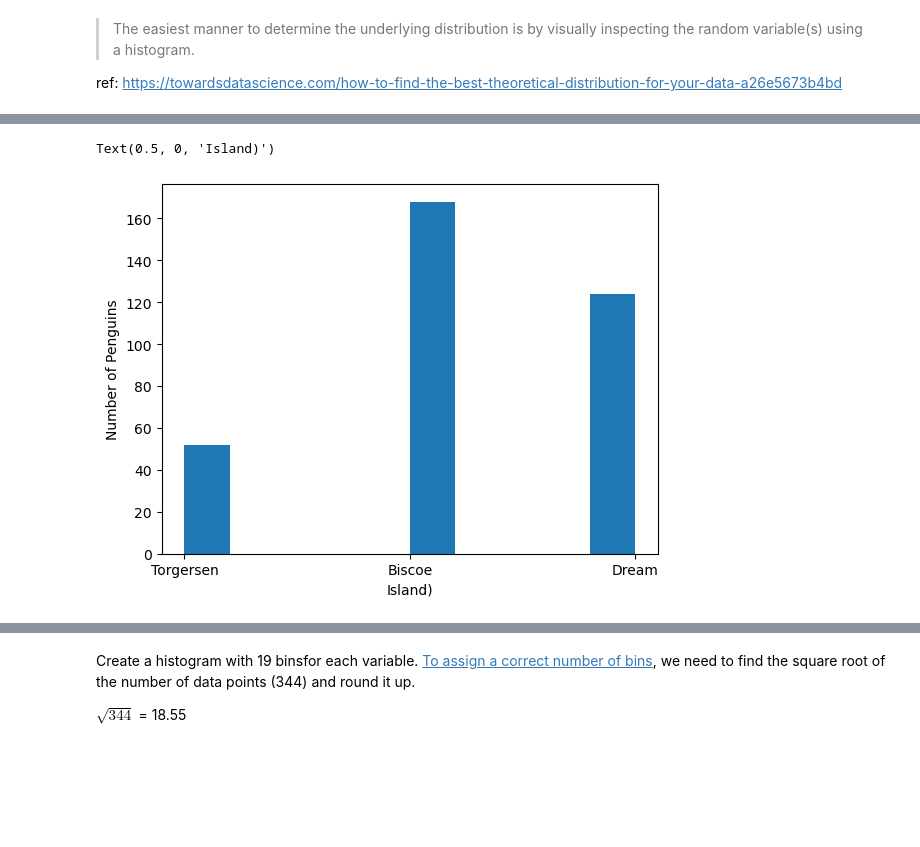
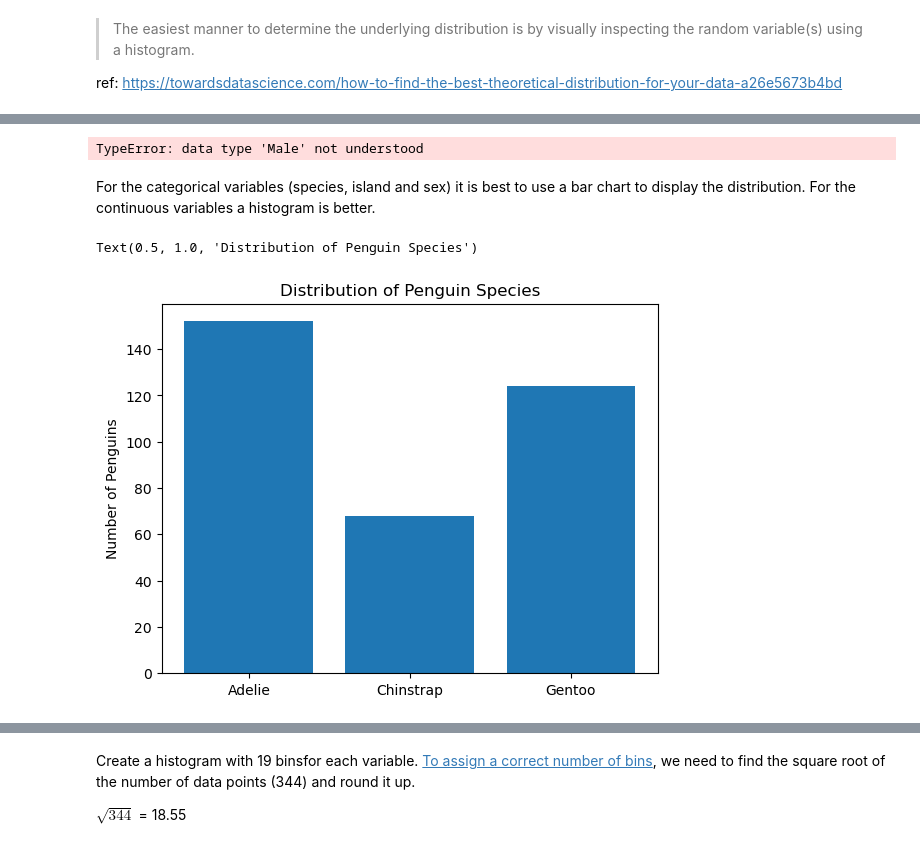
Before and after one commit to Kevin002023/FODA, a Jupyter notebook: tasks.ipynb, the cells around one changed output, grey strips where cells are left out. Cells and saved outputs as stored; diff of their text form; code cells hidden in the pictures; blank space fills up the shorter version.

Commit message:
Trying to fix error in Sex-array/plot

```diff
--- a/tasks.ipynb
+++ b/tasks.ipynb
@@ -169,7 +164,24 @@ Text(0.5, 0, 'Species)')
-# %%
-plt.hist(island)
-plt.ylabel("Number of Penguins")
-plt.xlabel("Island of Origin")
-# %% [output]
-Text(0.5, 0, 'Island)')
-[figure, removed]
+# %%
+mixed_datatype = any(np.issubdtype(x, np.generic) for x in sex)
+
+if mixed_datatype:
+    print("The array has mixed datatypes.")
+else:
+    print("The array has a consistent datatype.")
+# %% [output]
+TypeError: data type 'Male' not understood
+# %% [markdown]
+For the categorical variables (species, island and sex) it is best to use a bar chart to display the distribution. For the continuous variables a histogram is better.
+# %%
+Spec, counts = np.unique(species, return_counts=True)
+# will produce two arrays, one with the species name and one with the number of times that species appears in the dataset.
+# %%
+# Plot a bar chart with these values
+fig, ax = plt.subplots()
+
+ax.bar(Spec, counts);
+ax.set_ylabel("Number of Penguins")
+ax.set_title("Distribution of Penguin Species")
+# %% [output]
+Text(0.5, 1.0, 'Distribution of Penguin Species')
+[figure, added]
```
Also changed, not shown: parts of 10 cells of this notebook.
